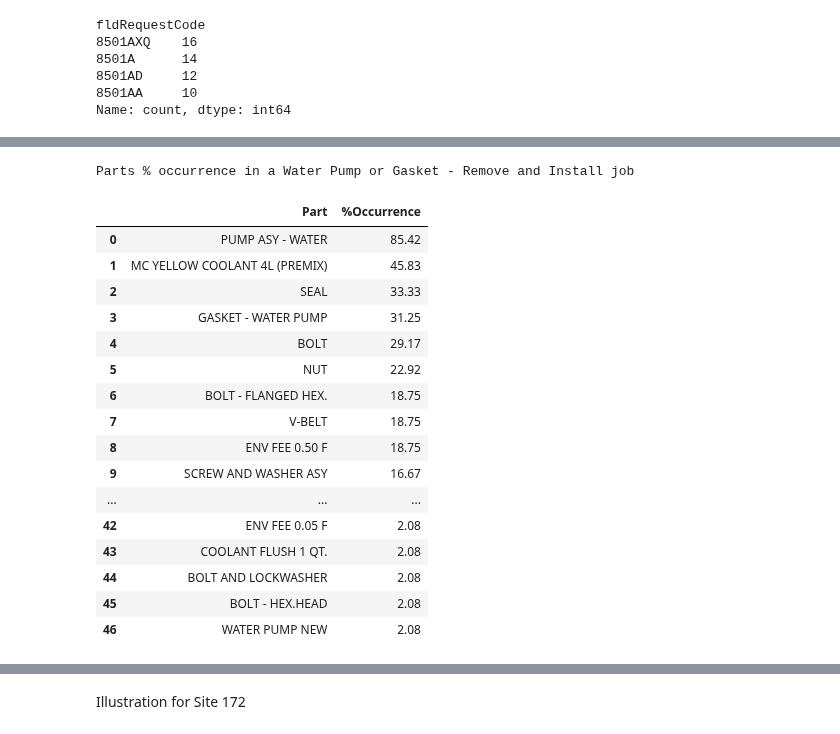
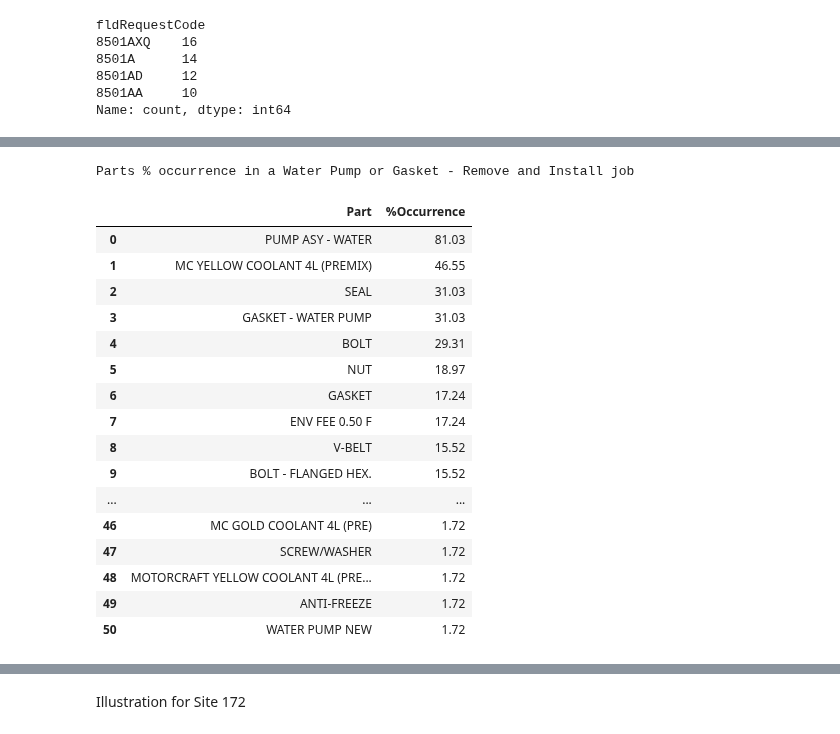
Before and after one commit to MeliPax/SPG, a Jupyter notebook: research/pull_vehicle_repair_data.ipynb, the cells around one changed output, grey strips where cells are left out. Cells and saved outputs as stored; diff of their text form; code cells hidden in the pictures.

```diff
--- a/research/pull_vehicle_repair_data.ipynb
+++ b/research/pull_vehicle_repair_data.ipynb
@@ -647,5 +638,7 @@ Query executed in 0.01 seconds
 # %%
 
 
-requestLine_summary_df_db130, parts_summary_df_db130, labour_summary_df_db130, filtered_parts_db130 = run_analysis(server_conn_db_130, key_wrd_130, labourline_tbl_db_130, partslines_tbl_db_130, request_tbl_db_130)
+requestLine_summary_df_db130, parts_summary_df_db130, labour_summary_df_db130, filtered_parts_db130 = run_analysis(server_conn_db_130, search_key_words["site_130"][0], labourline_tbl_db_130, partslines_tbl_db_130, request_tbl_db_130)
+
+all_opcode_df_130 = get_all_op_codes(server_conn_db_130)
 # %% [output]
@@ -676,23 +670,26 @@ plot_stats(requestLine_summary_df_db130)
 all_filtered_req_count_db130 = len(filtered_parts_db130['fldRequestRef'].unique())
 
 print(f"Parts % occurrence in a {key_wrd_130} job")
-parts_summary(parts_tbl_df = filtered_parts_db130, total_req_count = all_filtered_req_count_db130)
+parts_summary_report_final = parts_summary(parts_tbl_df = filtered_parts_db130, total_req_count = all_filtered_req_count_db130)
 # %% [output]
 Parts % occurrence in a Water Pump or Gasket - Remove and Install job
-|  | Part | %Occurrence |
-| 0 | PUMP ASY - WATER | 85.42 |
-| 1 | MC YELLOW COOLANT 4L (PREMIX) | 45.83 |
-| 2 | SEAL | 33.33 |
-| 3 | GASKET - WATER PUMP | 31.25 |
-| 4 | BOLT | 29.17 |
-| 5 | NUT | 22.92 |
-| 6 | BOLT - FLANGED HEX. | 18.75 |
-| 7 | V-BELT | 18.75 |
-| 8 | ENV FEE 0.50 F | 18.75 |
-| 9 | SCREW AND WASHER ASY | 16.67 |
-| ... | ... | ... |
-| 42 | ENV FEE 0.05 F | 2.08 |
-| 43 | COOLANT FLUSH 1 QT. | 2.08 |
-| 44 | BOLT AND LOCKWASHER | 2.08 |
-| 45 | BOLT - HEX.HEAD | 2.08 |
-| 46 | WATER PUMP NEW | 2.08 |
+# %%
+parts_summary_report_final
+# %% [output]
+|  | Part | %Occurrence |
+| 0 | PUMP ASY - WATER | 81.03 |
+| 1 | MC YELLOW COOLANT 4L (PREMIX) | 46.55 |
+| 2 | SEAL | 31.03 |
+| 3 | GASKET - WATER PUMP | 31.03 |
+| 4 | BOLT | 29.31 |
+| 5 | NUT | 18.97 |
+| 6 | GASKET | 17.24 |
+| 7 | ENV FEE 0.50 F | 17.24 |
+| 8 | V-BELT | 15.52 |
+| 9 | BOLT - FLANGED HEX. | 15.52 |
+| ... | ... | ... |
+| 46 | MC GOLD COOLANT 4L (PRE) | 1.72 |
+| 47 | SCREW/WASHER | 1.72 |
+| 48 | MOTORCRAFT YELLOW COOLANT 4L (PRE... | 1.72 |
+| 49 | ANTI-FREEZE | 1.72 |
+| 50 | WATER PUMP NEW | 1.72 |
```
Also changed, not shown: parts of 19 cells of this notebook.
